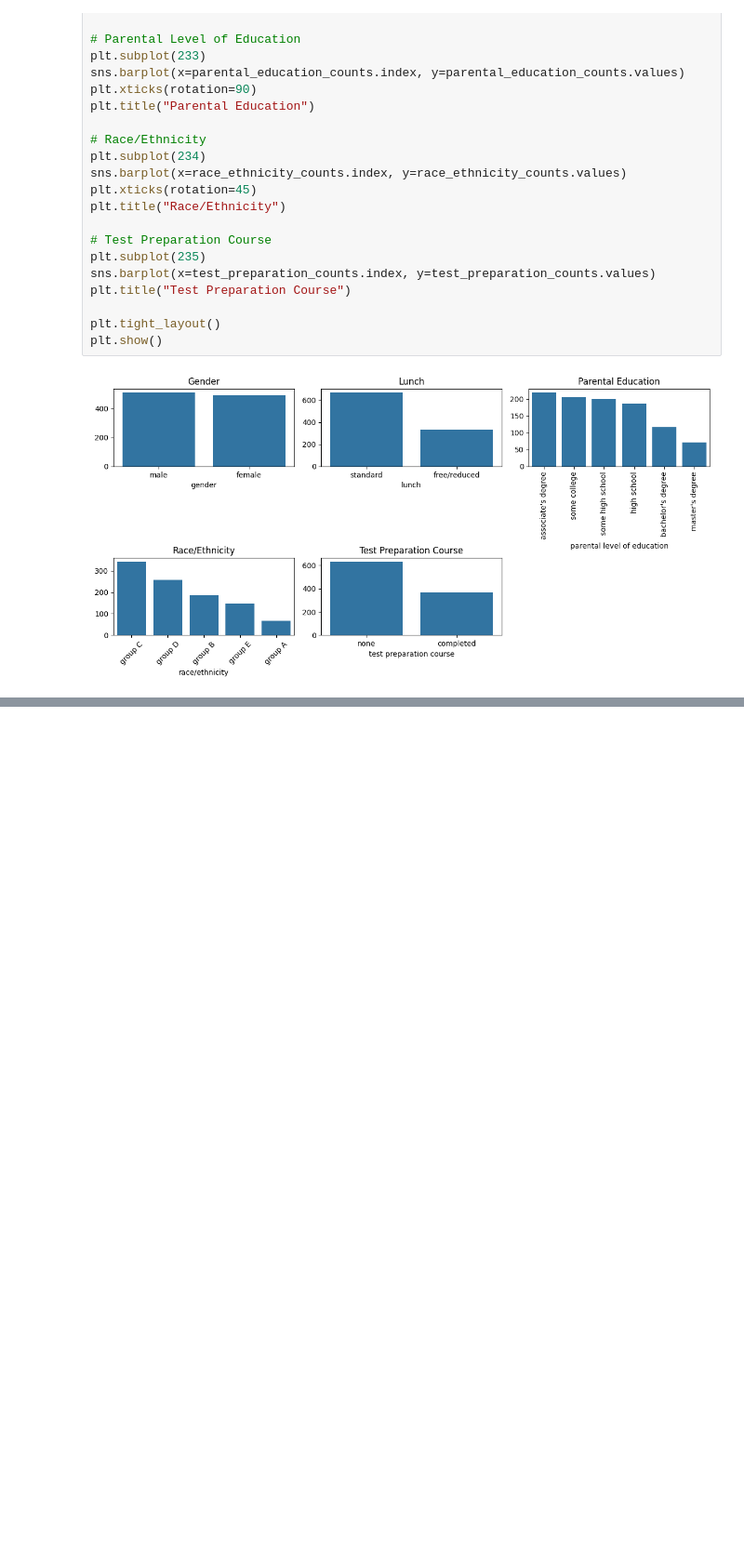
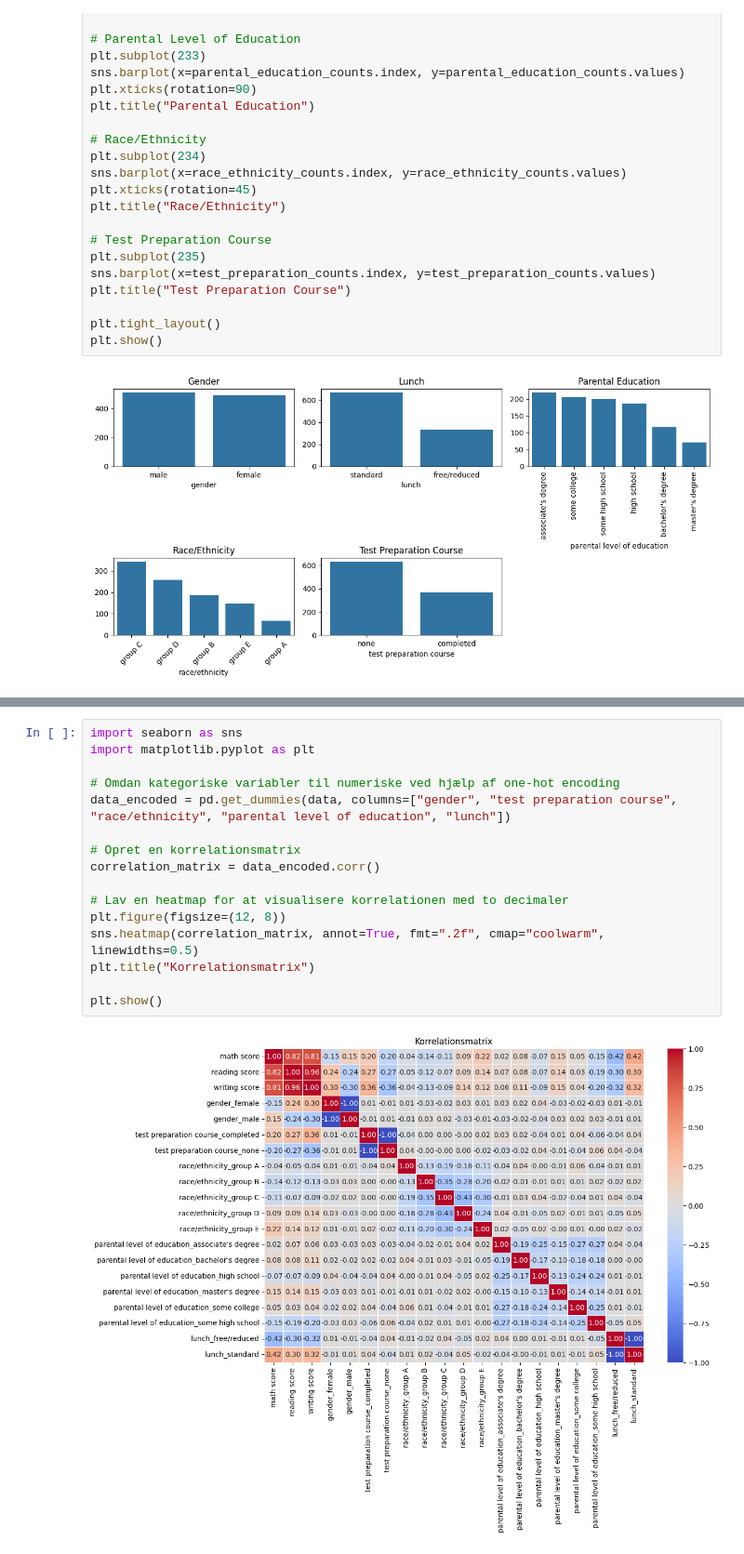
Before and after one commit to Moheb420/Machine-Learning, a Jupyter notebook: Opgavesæt-02/datanalyse.ipynb, the cells around one changed output, grey strips where cells are left out. Shown at 93% size. Drawn from its saved outputs; the diff is of its cells as text; blank space fills up the shorter version.

```diff
--- a/Opgavesæt-02/datanalyse.ipynb
+++ b/Opgavesæt-02/datanalyse.ipynb
@@ -143,0 +118,18 @@ plt.show()
+# %%
+import seaborn as sns
+import matplotlib.pyplot as plt
+
+# Omdan kategoriske variabler til numeriske ved hjælp af one-hot encoding
+data_encoded = pd.get_dummies(data, columns=["gender", "test preparation course", "race/ethnicity", "parental level of education", "lunch"])
+
+# Opret en korrelationsmatrix
+correlation_matrix = data_encoded.corr()
+
+# Lav en heatmap for at visualisere korrelationen med to decimaler
+plt.figure(figsize=(12, 8))
+sns.heatmap(correlation_matrix, annot=True, fmt=".2f", cmap="coolwarm", linewidths=0.5)
+plt.title("Korrelationsmatrix")
+
+plt.show()
+# %% [output]
+[figure, added]
```
Also changed, not shown: parts of 2 cells of this notebook.
